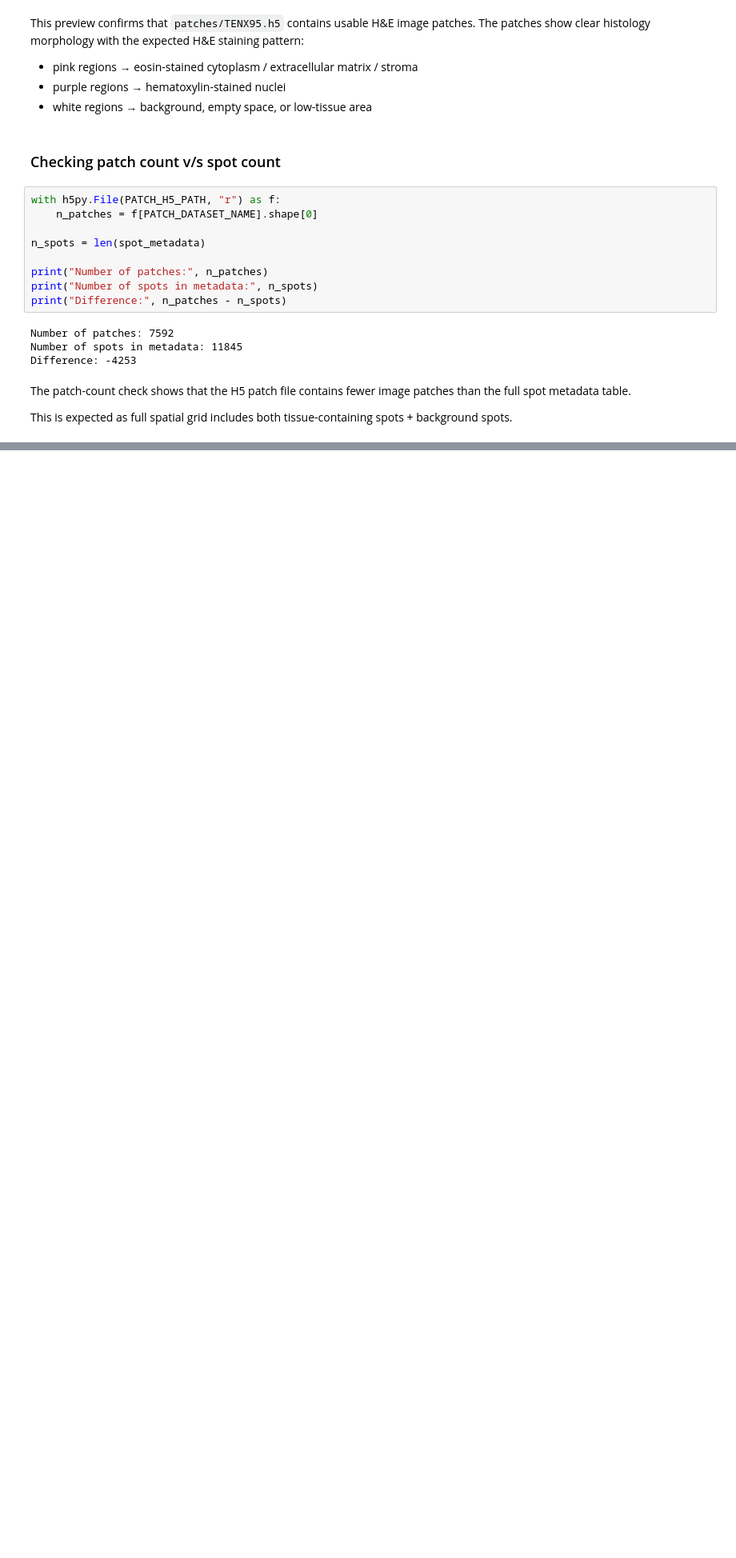
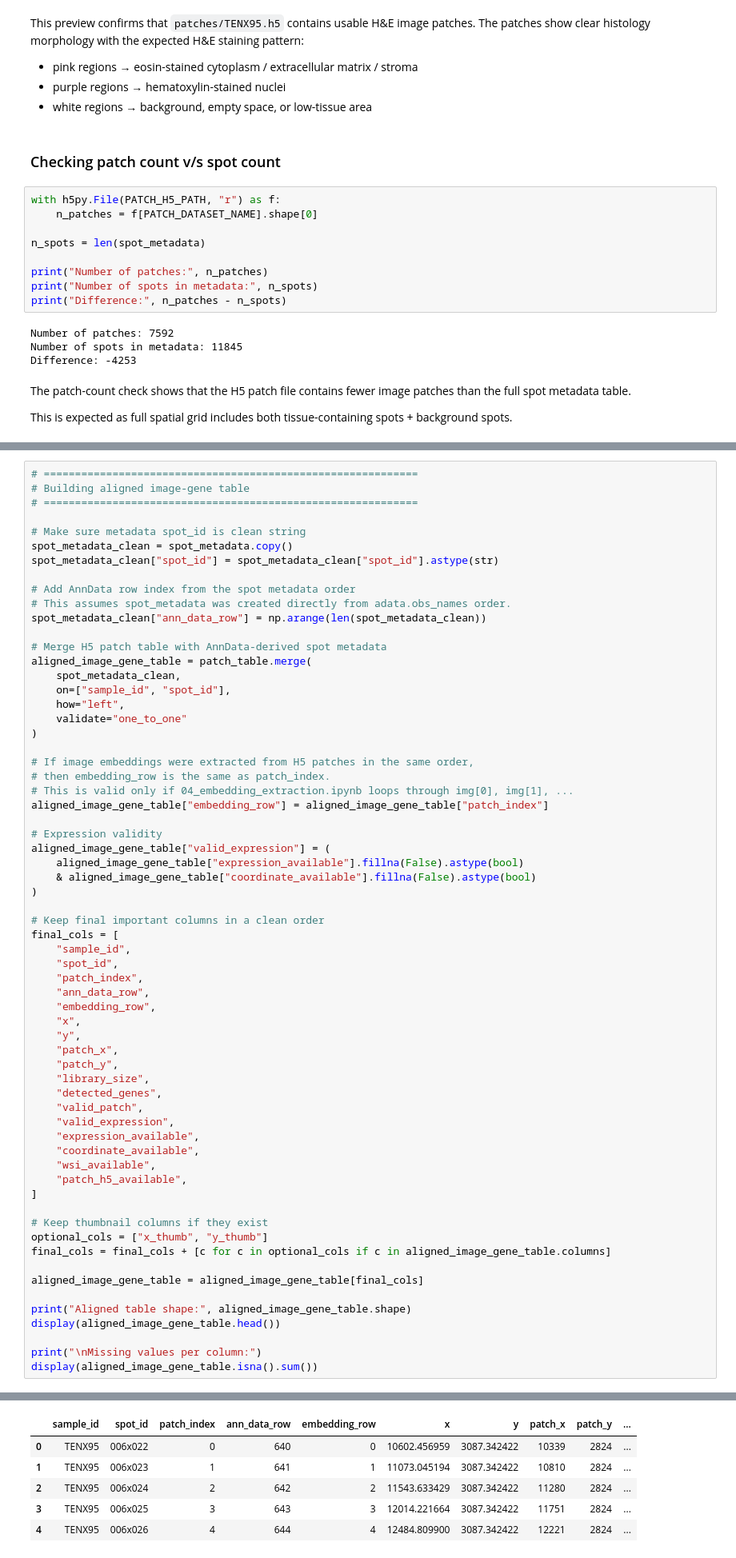
Before and after one commit to HareenM/HistoGeneAlign-Multiscale-H-E-Spatial-Transcriptomics-Contrastive-Learning, a Jupyter notebook: notebooks/03_patch_extraction.ipynb, the cells around one changed output, grey strips where cells are left out. Shown at 80% size. Drawn from its saved outputs; the diff is of its cells as text; blank space fills up the shorter version.

```diff
--- a/notebooks/03_patch_extraction.ipynb
+++ b/notebooks/03_patch_extraction.ipynb
@@ -252,0 +396,65 @@ This is expected as full spatial grid includes both tissue-containing spots + ba
+# %%
+# ============================================================
+# Building aligned image-gene table
+# ============================================================
+
+# Make sure metadata spot_id is clean string
+spot_metadata_clean = spot_metadata.copy()
+spot_metadata_clean["spot_id"] = spot_metadata_clean["spot_id"].astype(str)
+
+# Add AnnData row index from the spot metadata order
+# This assumes spot_metadata was created directly from adata.obs_names order.
+spot_metadata_clean["ann_data_row"] = np.arange(len(spot_metadata_clean))
+
+# Merge H5 patch table with AnnData-derived spot metadata
+aligned_image_gene_table = patch_table.merge(
+    spot_metadata_clean,
+    on=["sample_id", "spot_id"],
+    how="left",
+    validate="one_to_one"
+)
+
+# If image embeddings were extracted from H5 patches in the same order,
+# then embedding_row is the same as patch_index.
+# This is valid only if 04_embedding_extraction.ipynb loops through img[0], img[1], ...
+aligned_image_gene_table["embedding_row"] = aligned_image_gene_table["patch_index"]
+
+# Expression validity
+aligned_image_gene_table["valid_expression"] = (
+    aligned_image_gene_table["expression_available"].fillna(False).astype(bool)
+    & aligned_image_gene_table["coordinate_available"].fillna(False).astype(bool)
+)
+
+# Keep final important columns in a clean order
+final_cols = [
+    "sample_id",
+    "spot_id",
+    "patch_index",
+    "ann_data_row",
+    "embedding_row",
+    "x",
+    "y",
+    "patch_x",
+    "patch_y",
+    "library_size",
+    "detected_genes",
+    "valid_patch",
+    "valid_expression",
+    "expression_available",
+    "coordinate_available",
+    "wsi_available",
+    "patch_h5_available",
+]
+
+# Keep thumbnail columns if they exist
+optional_cols = ["x_thumb", "y_thumb"]
+final_cols = final_cols + [c for c in optional_cols if c in aligned_image_gene_table.columns]
+
+aligned_image_gene_table = aligned_image_gene_table[final_cols]
+
+print("Aligned table shape:", aligned_image_gene_table.shape)
+display(aligned_image_gene_table.head())
+
+print("\nMissing values per column:")
+display(aligned_image_gene_table.isna().sum())
+# %% [output]
@@ -252,0 +462,6 @@ This is expected as full spatial grid includes both tissue-containing spots + ba
+|  | sample_id | spot_id | patch_index | ann_data_row | embedding_row | x | y | patch_x | patch_y | ... |
+| 0 | TENX95 | 006x022 | 0 | 640 | 0 | 10602.456959 | 3087.342422 | 10339 | 2824 | ... |
+| 1 | TENX95 | 006x023 | 1 | 641 | 1 | 11073.045194 | 3087.342422 | 10810 | 2824 | ... |
+| 2 | TENX95 | 006x024 | 2 | 642 | 2 | 11543.633429 | 3087.342422 | 11280 | 2824 | ... |
+| 3 | TENX95 | 006x025 | 3 | 643 | 3 | 12014.221664 | 3087.342422 | 11751 | 2824 | ... |
+| 4 | TENX95 | 006x026 | 4 | 644 | 4 | 12484.809900 | 3087.342422 | 12221 | 2824 | ... |
```
Also changed, not shown: parts of 12 cells of this notebook, 27 other files.
